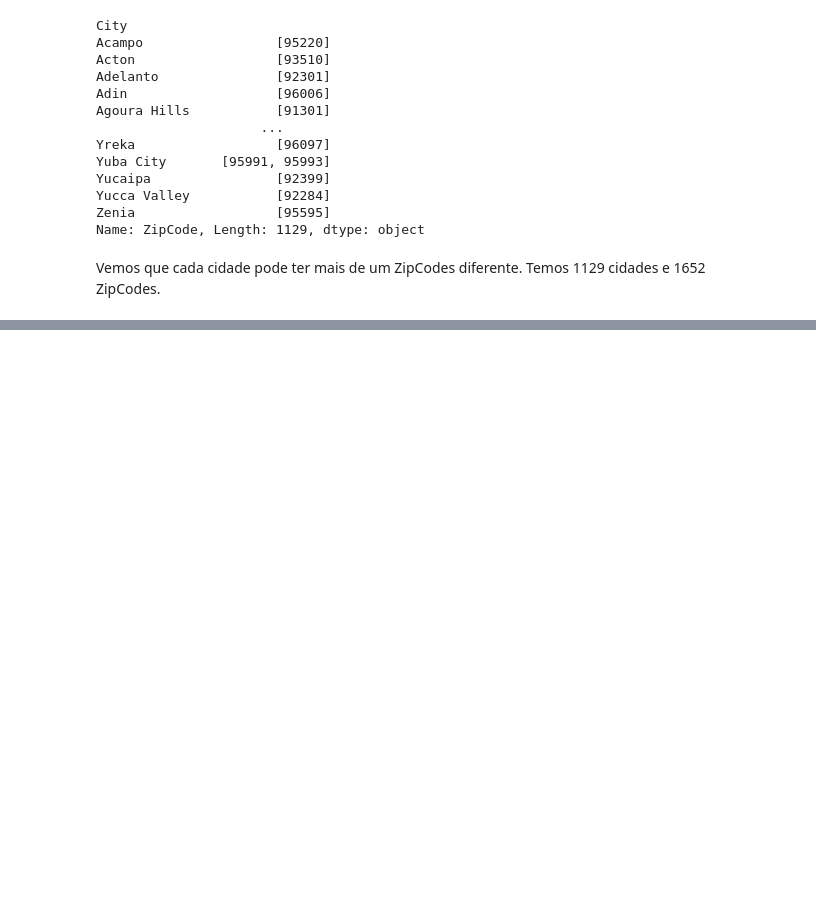
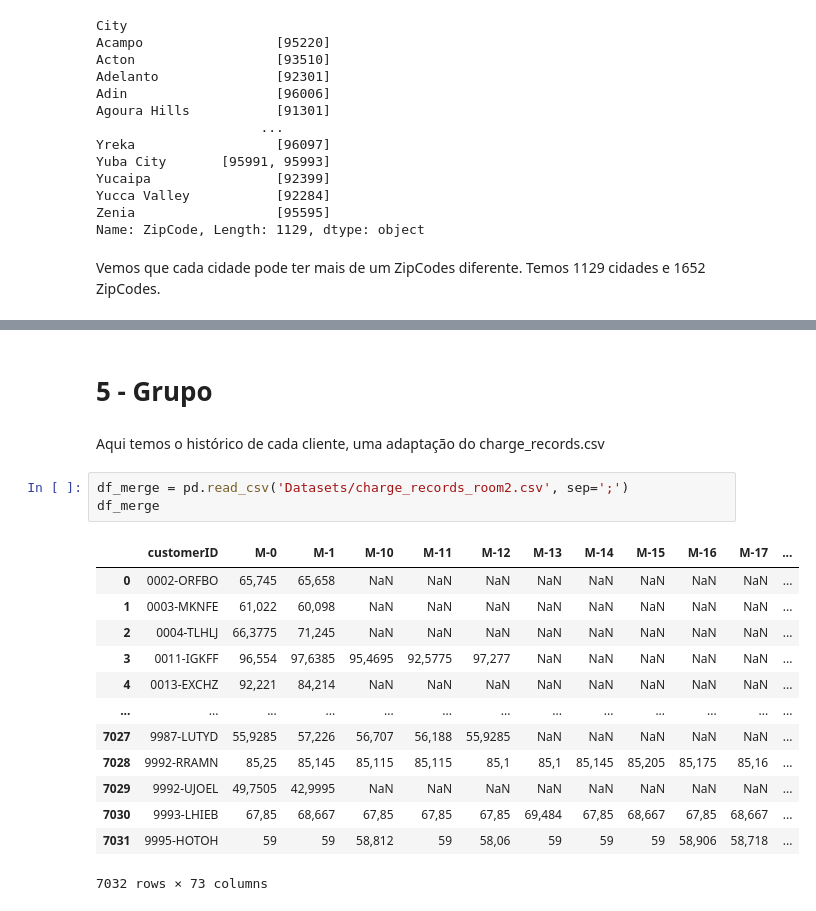
Before and after one commit to mjuliacsouza/_cases, a Jupyter notebook: _caseFeaturingEngineering/Case_4_VAI_Telecom.ipynb, the cells around one changed output, grey strips where cells are left out. Drawn from its saved outputs; the diff is of its cells as text; blank space fills up the shorter version.

```diff
--- a/_caseFeaturingEngineering/Case_4_VAI_Telecom.ipynb
+++ b/_caseFeaturingEngineering/Case_4_VAI_Telecom.ipynb
@@ -837,0 +1068,21 @@ df_customers2.head()
+# %% [markdown]
+# 5 - Grupo
+# %% [markdown]
+Aqui temos o histórico de cada cliente, uma adaptação do charge_records.csv
+# %%
+df_merge = pd.read_csv('Datasets/charge_records_room2.csv', sep=';')
+df_merge
+# %% [output]
+|  | customerID | M-0 | M-1 | M-10 | M-11 | M-12 | M-13 | M-14 | M-15 | M-16 | M-17 | ... |
+| 0 | 0002-ORFBO | 65,745 | 65,658 | NaN | NaN | NaN | NaN | NaN | NaN | NaN | NaN | ... |
+| 1 | 0003-MKNFE | 61,022 | 60,098 | NaN | NaN | NaN | NaN | NaN | NaN | NaN | NaN | ... |
+| 2 | 0004-TLHLJ | 66,3775 | 71,245 | NaN | NaN | NaN | NaN | NaN | NaN | NaN | NaN | ... |
+| 3 | 0011-IGKFF | 96,554 | 97,6385 | 95,4695 | 92,5775 | 97,277 | NaN | NaN | NaN | NaN | NaN | ... |
+| 4 | 0013-EXCHZ | 92,221 | 84,214 | NaN | NaN | NaN | NaN | NaN | NaN | NaN | NaN | ... |
+| ... | ... | ... | ... | ... | ... | ... | ... | ... | ... | ... | ... | ... |
+| 7027 | 9987-LUTYD | 55,9285 | 57,226 | 56,707 | 56,188 | 55,9285 | NaN | NaN | NaN | NaN | NaN | ... |
+| 7028 | 9992-RRAMN | 85,25 | 85,145 | 85,115 | 85,115 | 85,1 | 85,1 | 85,145 | 85,205 | 85,175 | 85,16 | ... |
+| 7029 | 9992-UJOEL | 49,7505 | 42,9995 | NaN | NaN | NaN | NaN | NaN | NaN | NaN | NaN | ... |
+| 7030 | 9993-LHIEB | 67,85 | 68,667 | 67,85 | 67,85 | 67,85 | 69,484 | 67,85 | 68,667 | 67,85 | 68,667 | ... |
+| 7031 | 9995-HOTOH | 59 | 59 | 58,812 | 59 | 58,06 | 59 | 59 | 59 | 58,906 | 58,718 | ... |
+7032 rows × 73 columns
```
Also changed, not shown: parts of 27 cells of this notebook, 1 other file.
